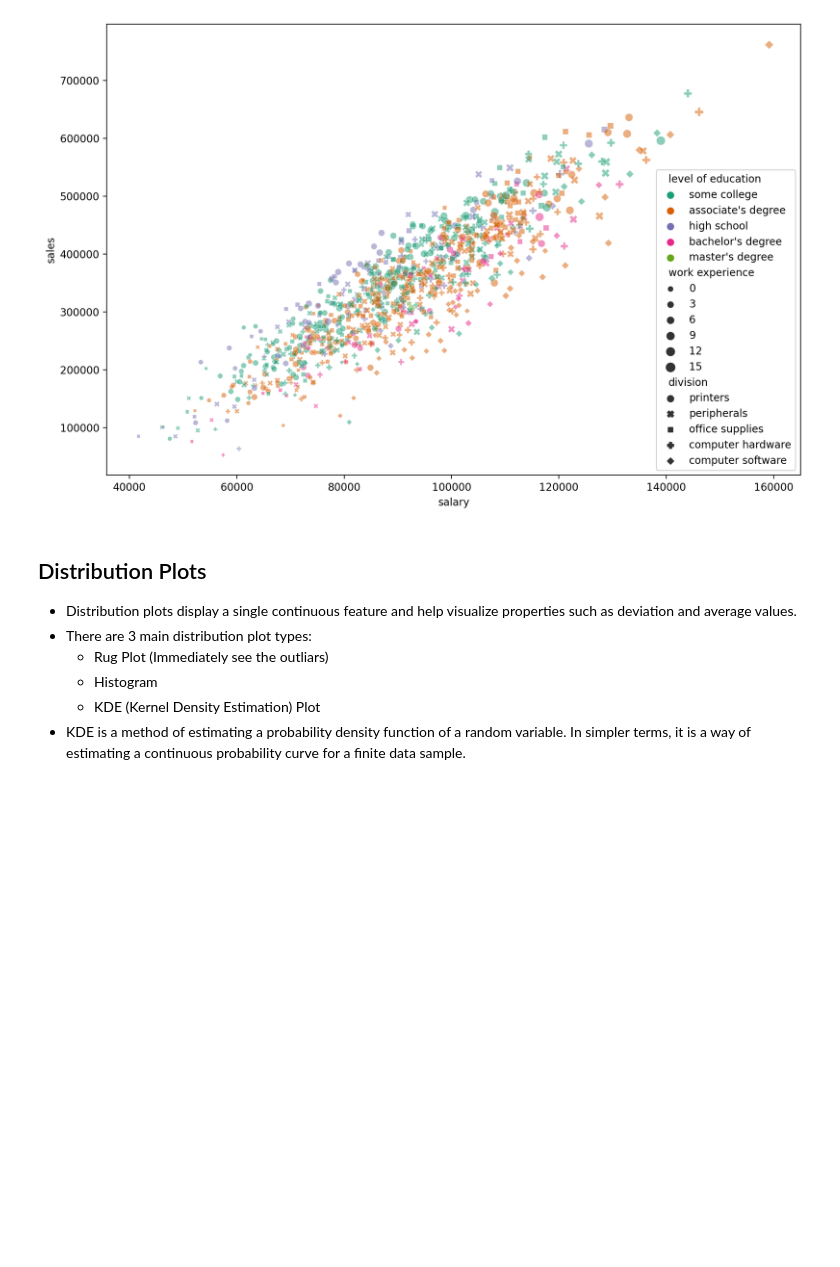
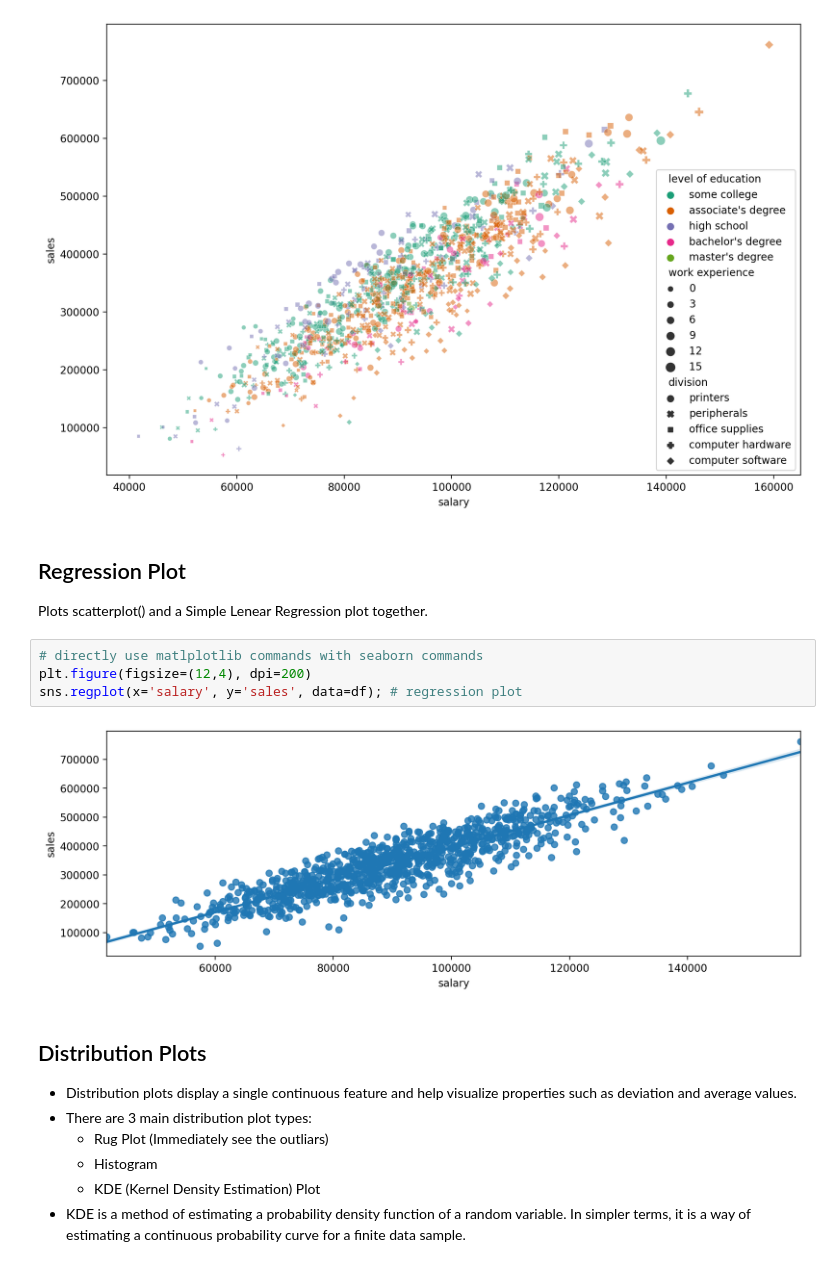
Before and after one commit to jigarparekh279/Machine_Learning_Python, a Jupyter notebook: 5_Seaborn.ipynb, the cells around one changed output. Drawn from its saved outputs; the diff is of its cells as text; blank space fills up the shorter version.

```diff
--- a/5_Seaborn.ipynb
+++ b/5_Seaborn.ipynb
@@ -82,6 +84,17 @@ sns.scatterplot(x='salary', y='sales', data=df,
 plt.savefig('images/scatter_plot.png') # same as Matplotlib
 # %% [output]
 [figure]
+# %% [markdown]
+<a id='Reg'></a>
+## Regression Plot
+
+Plots scatterplot() and a Simple Lenear Regression plot together.
+# %%
+# directly use matlplotlib commands with seaborn commands
+plt.figure(figsize=(12,4), dpi=200)
+sns.regplot(x='salary', y='sales', data=df); # regression plot
+# %% [output]
+[figure, added]
 # %% [markdown]
 <a id='2'></a>
 ## Distribution Plots
```
Also changed, not shown: parts of 3 cells of this notebook, 2 other files.
